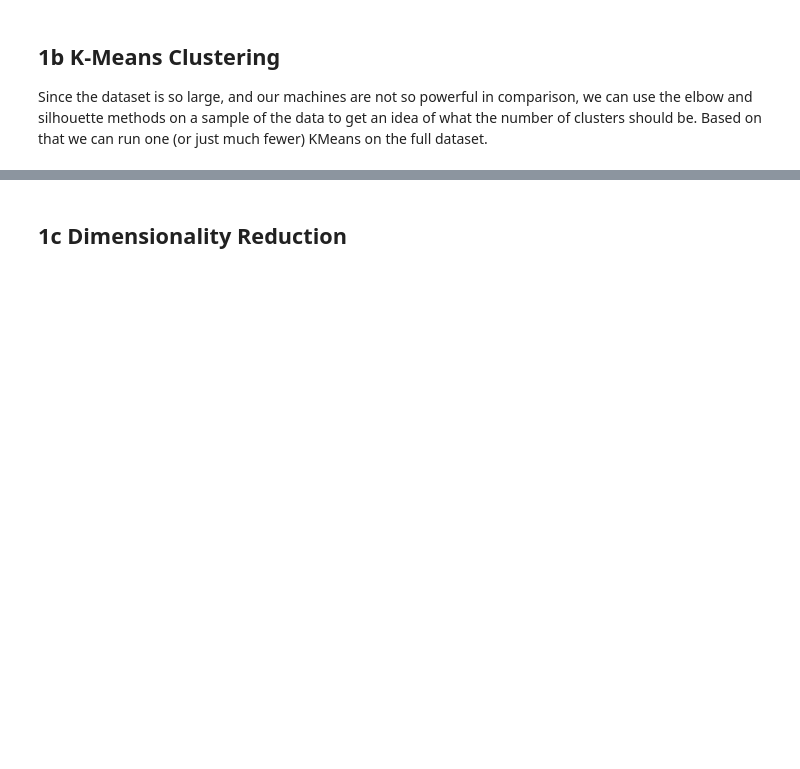
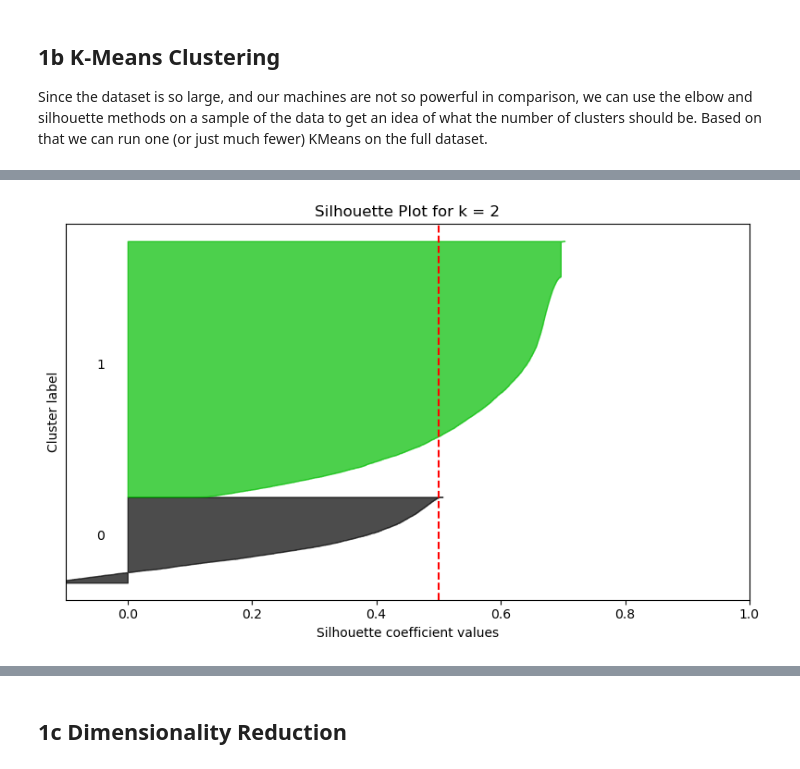
Before and after one commit to namrapatel/ca-households, a Jupyter notebook: namra.ipynb, the cells around one changed output, grey strips where cells are left out. Cells and saved outputs as stored; diff of their text form; code cells hidden in the pictures; blank space fills up the shorter version.

```diff
--- a/namra.ipynb
+++ b/namra.ipynb
@@ -284,0 +221,81 @@ TODO: Discuss difference
+# %%
+import numpy as np
+import matplotlib.pyplot as plt
+from sklearn.cluster import KMeans
+from sklearn.metrics import silhouette_samples, silhouette_score
+import matplotlib.cm as cm
+
+# === STEP 1: Sample the data ===
+sample_size = 20000
+rng = np.random.default_rng(seed=42)
+sample_idx = rng.choice(data_scaled_df.shape[0], size=sample_size, replace=False)
+sample = data_scaled_df.iloc[sample_idx]
+
+# === STEP 2: Try different cluster counts and plot silhouette plots ===
+range_n_clusters = list(range(2, 6))
+inertias = []
+silhouette_scores = []
+
+for k in range_n_clusters:
+    fig, ax = plt.subplots(1, 1)
+    fig.set_size_inches(8, 5)
+
+    # Run KMeans
+    kmeans = KMeans(n_clusters=k, random_state=42, n_init='auto')
+    cluster_labels = kmeans.fit_predict(sample)
+
+    # Inertia and silhouette scores
+    inertias.append(kmeans.inertia_)
+    silhouette_avg = silhouette_score(sample, cluster_labels)
+    silhouette_scores.append(silhouette_avg)
+
+    # Compute the silhouette scores for each sample
+    sample_silhouette_values = silhouette_samples(sample, cluster_labels)
+
+    y_lower = 10
+    for i in range(k):
+        # Aggregate the silhouette scores for samples in cluster i
+        ith_cluster_silhouette_values = sample_silhouette_values[cluster_labels == i]
+        ith_cluster_silhouette_values.sort()
+
+        size_cluster_i = ith_cluster_silhouette_values.shape[0]
+        y_upper = y_lower + size_cluster_i
+
+        color = cm.nipy_spectral(float(i) / k)
+        ax.fill_betweenx(np.arange(y_lower, y_upper),
+                         0, ith_cluster_silhouette_values,
+                         facecolor=color, edgecolor=color, alpha=0.7)
+
+        # Label the silhouette plots with their cluster numbers
+        ax.text(-0.05, y_lower + 0.5 * size_cluster_i, str(i))
+
+        y_lower = y_upper + 10  # Add space between clusters
+
+    ax.axvline(x=silhouette_avg, color="red", linestyle="--")
+    ax.set_title(f"Silhouette Plot for k = {k}")
+    ax.set_xlabel("Silhouette coefficient values")
+    ax.set_ylabel("Cluster label")
+    ax.set_yticks([])  # Clear the y-axis labels
+    ax.set_xlim([-0.1, 1])
+    plt.tight_layout()
+    plt.show()
+
+# === STEP 3: Plot elbow and silhouette scores ===
+plt.figure(figsize=(12, 5))
+
+plt.subplot(1, 2, 1)
+plt.plot(range_n_clusters, inertias, marker='o')
+plt.title("Elbow Method (Sampled Data)")
+plt.xlabel("Number of Clusters (k)")
+plt.ylabel("Inertia")
+
+plt.subplot(1, 2, 2)
+plt.plot(range_n_clusters, silhouette_scores, marker='o', color='orange')
+plt.title("Average Silhouette Score (Sampled Data)")
+plt.xlabel("Number of Clusters (k)")
+plt.ylabel("Silhouette Score")
+
+plt.tight_layout()
+plt.show()
+# %% [output]
+[figure, added]
```
Also changed, not shown: parts of 13 cells of this notebook.
